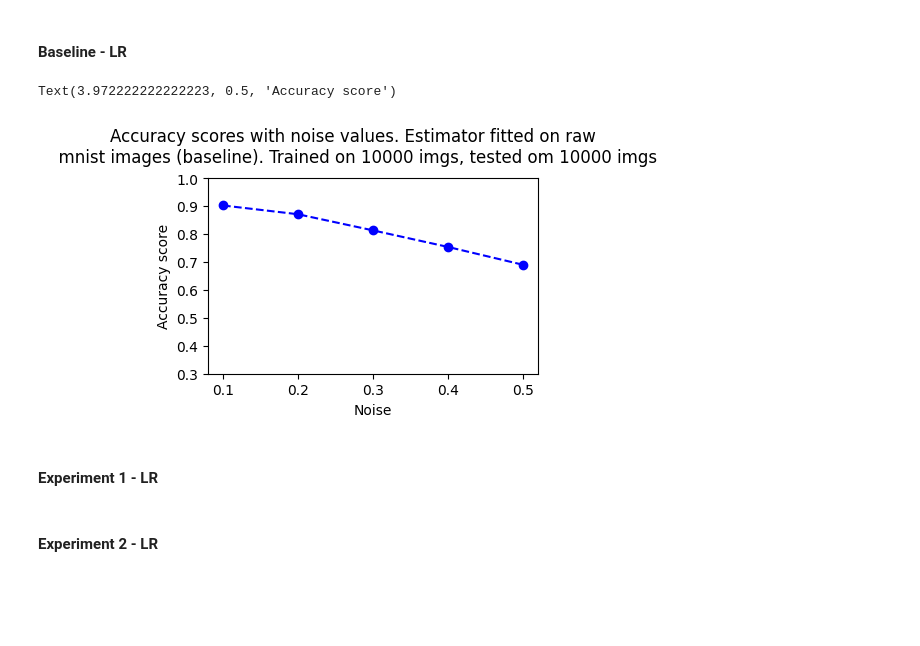
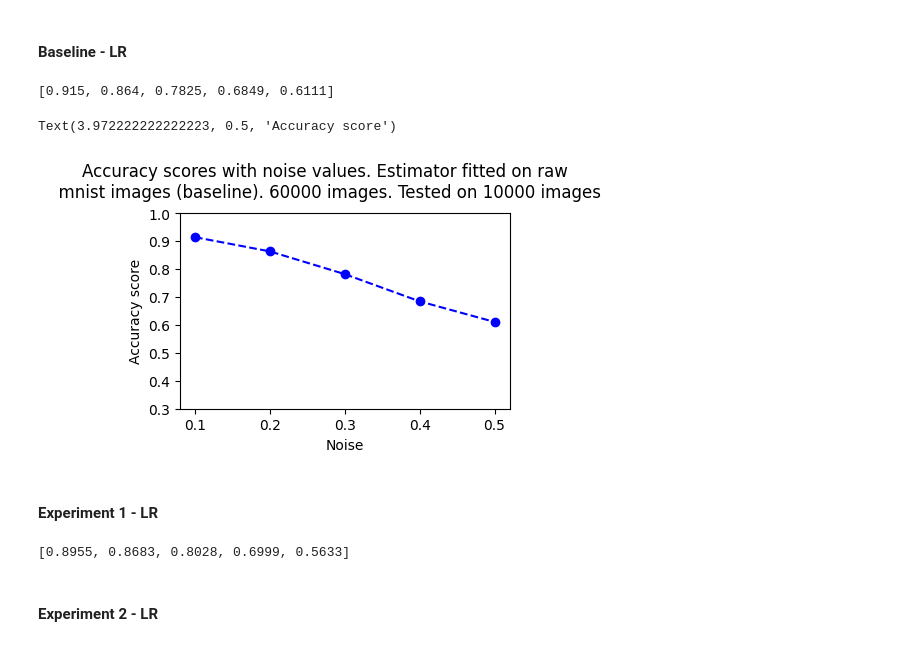
Before and after one commit to dherikk/master-experiments, a Jupyter notebook: cnn_noise_experiments.ipynb, the cells around one changed output. Drawn from its saved outputs; the diff is of its cells as text; code cells hidden in the pictures; blank space fills up the shorter version.

Commit message:
Refactoring, train & test experiments on all mnist data

```diff
--- a/cnn_noise_experiments.ipynb
+++ b/cnn_noise_experiments.ipynb
@@ -15,20 +13,20 @@ from cnn_score import score_clfs_noisy, split_train_two
 # %%
 plt.rcParams["figure.figsize"] = (4,3)
+# %%
+train_imgs = mnist.train_images()/255.0
+train_labels = mnist.train_labels()
+test_imgs = mnist.test_images()/255.0
+test_labels = mnist.test_labels()
+
+data_train = train_imgs[:, 1:, 1:]
+data_test = test_imgs[:, 1:, 1:]
 # %%
-DATA_SIZE = 20000
-TEST_FRACTION = 0.5
-
-imgs = mnist.train_images()/255.0
-labels = mnist.train_labels()
-data_train = imgs[0:DATA_SIZE, 1:, 1:]
-labels_train = labels[0:DATA_SIZE]
-mnist_copy = data_train.copy()
-subset_flattened = data_train.reshape(DATA_SIZE, 27*27)
-
 noises = [.1, .2, .3, .4, .5]
 
-noisy_mnists = [np.array([img + np.random.normal(.0, noise, size=(data_train[0].shape)) for img in mnist_copy]) for noise in noises]
-noisy_mnists_flattened = [data.reshape(DATA_SIZE, 27*27) for data in noisy_mnists]
+noisy_test = [np.array([img + np.random.normal(.0, noise, size=(data_train[0].shape)) for img in data_test]) for noise in noises]
+noisy_test_flattened = [data.reshape(data.shape[0], 27*27) for data in noisy_test]
+
+train_flattened = data_train.reshape(data_train.shape[0], 27*27)
 # %%
 fig, ax = plt.subplots(1, 5, figsize=(18, 3))
 for i in range(5):
@@ -72,17 +63,20 @@ clfs_bl = [LogisticRegression(fit_intercept=True,
                               max_iter=1000,
                               n_jobs=8,
                               tol=lr_best_tols["baseline"]) for _ in range(len(noises))]
-baseline_lr_scores = score_clfs_noisy(clfs_bl, transformed_flat_dataset)
+baseline_lr_scores = score_clfs_noisy(clfs_bl, train_flattened, train_labels, noisy_test_flattened, test_labels)
 scores_noisy_lr.append(baseline_lr_scores)
+baseline_lr_scores
+# %% [output]
+[0.915, 0.864, 0.7825, 0.6849, 0.6111]
 # %%
 plt.plot([str(t) for t in noises], baseline_lr_scores, linestyle='--', marker='o', color='b', label='Accuracy score')
 plt.tight_layout(rect=(0., 0.03, 1., 0.86))
-plt.suptitle(f"Accuracy scores with noise values. Estimator fitted on raw\n  mnist images (baseline). Trained on 10000 imgs, tested om 10000 imgs")
+plt.suptitle(f"Accuracy scores with noise values. Estimator fitted on raw\n  mnist images (baseline). {data_train.shape[0]} images. Tested on {data_test.shape[0]} images")
 plt.ylim([.3, 1.])
 plt.xlabel("Noise")
 plt.ylabel("Accuracy score")
 # %% [output]
 Text(3.972222222222223, 0.5, 'Accuracy score')
-[figure, old version]
+[figure, new version]
 # %% [markdown]
 #### Experiment 1 - LR
@@ -102,7 +92,10 @@ clfs_lr_ex1 = [LogisticRegression(fit_intercept=True,
                            n_jobs=8,
                            tol=lr_best_tols["exp1"]) for _ in range(len(noises))]
 
-lr_noisy_scord = score_clfs_noisy(clfs_lr_ex1, dataset_exp1)
-#scores_noisy_lr.append(lr_noisy_scord)
+lr_noisy_exp2_score = score_clfs_noisy(clfs_lr_ex1, exp_1_train_transformed, train_labels, exp_1_test_transformed, test_labels)
+scores_noisy_lr.append(lr_noisy_exp2_score)
+lr_noisy_exp2_score
+# %% [output]
+[0.8955, 0.8683, 0.8028, 0.6999, 0.5633]
 # %% [markdown]
 #### Experiment 2 - LR
```
Also changed, not shown: parts of 82 cells of this notebook, 17 other files.
